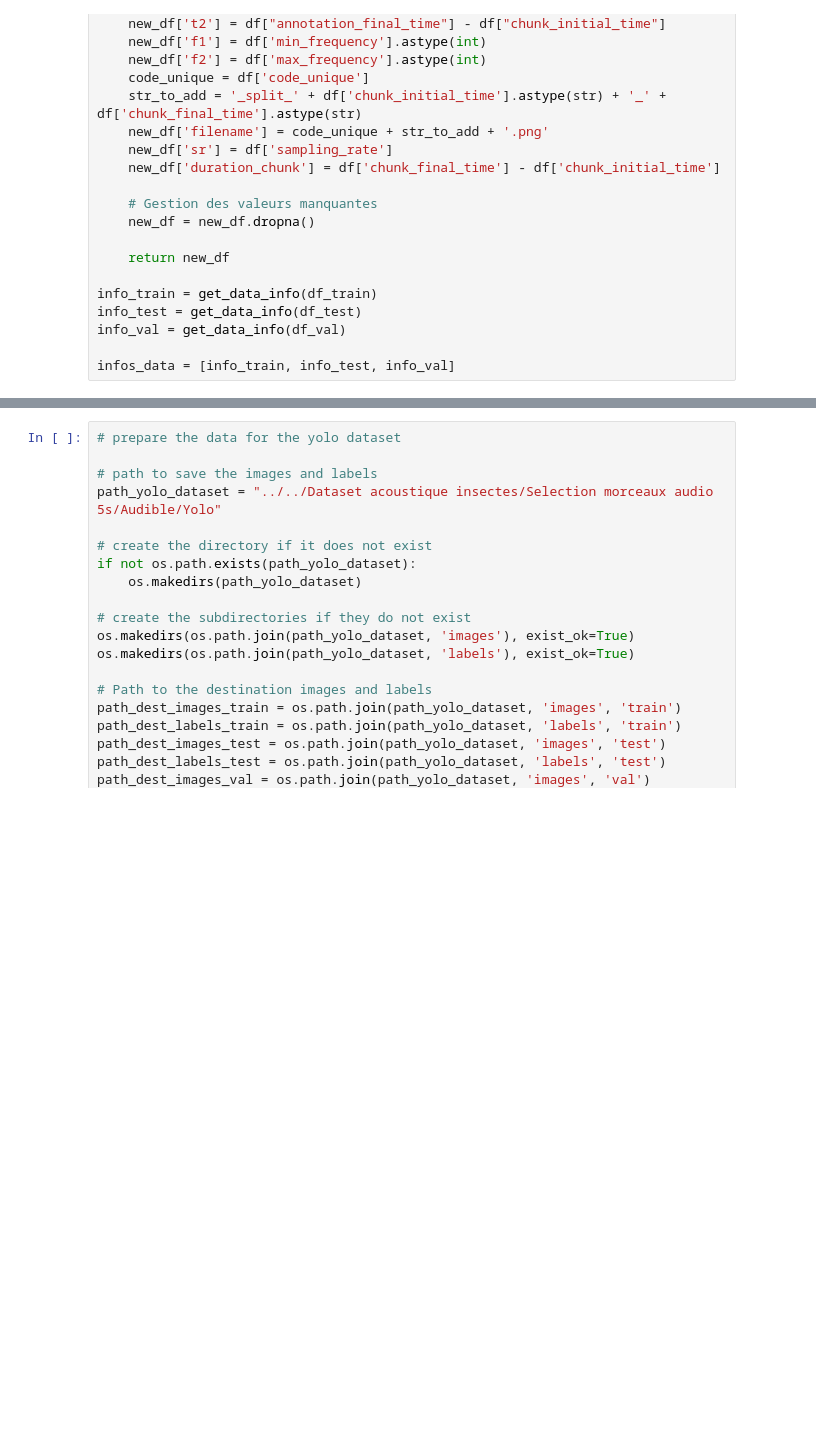
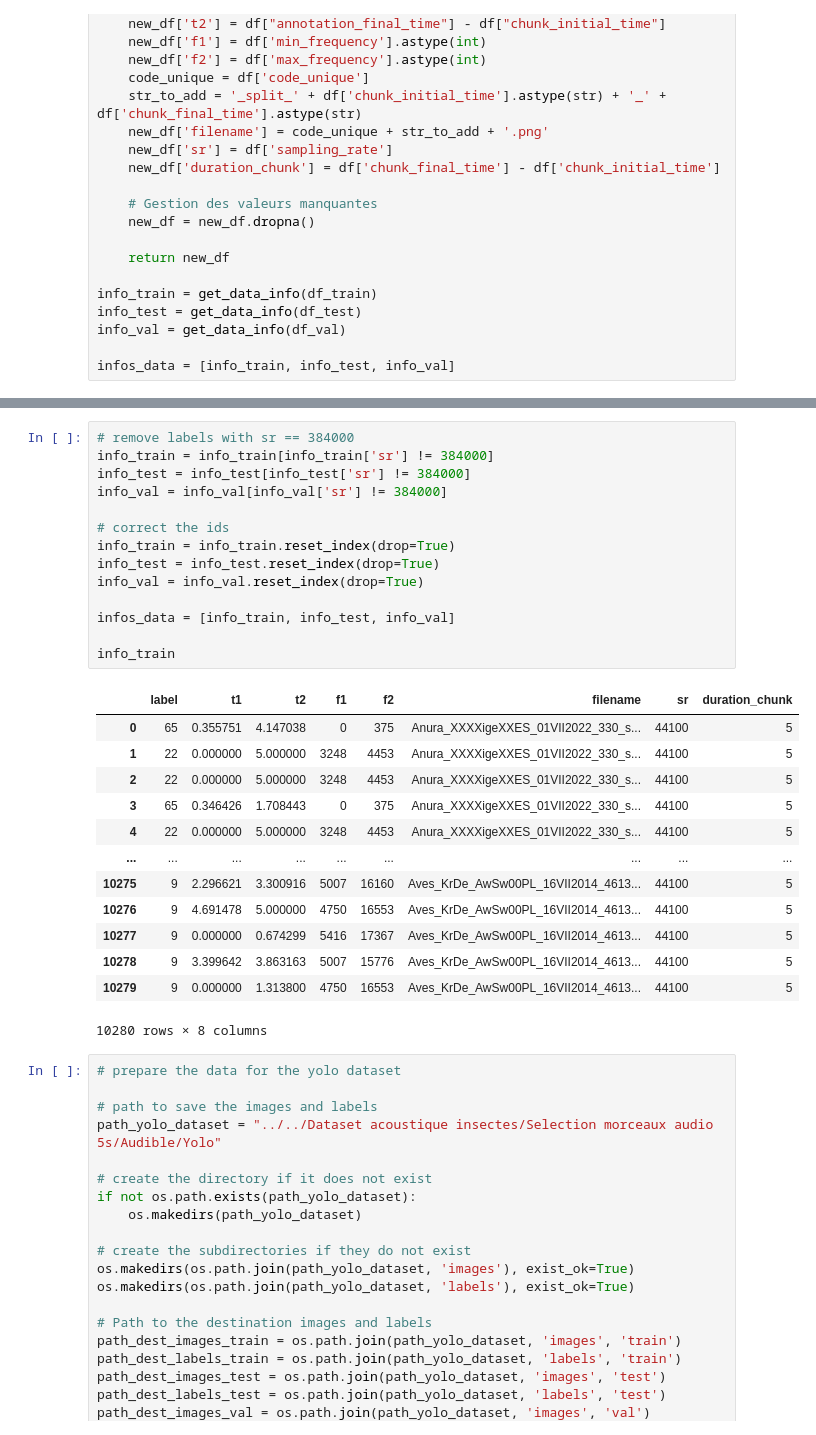
Before and after one commit to LorisGaven/OrthopteraStridulationClassifier, a Jupyter notebook: Notebooks/YOLO/prepare_yolo_data.ipynb, the cells around one changed output, grey strips where cells are left out. Saved outputs shown, nothing was run; the diff lists cells and outputs as text; blank space fills up the shorter version.

Commit message:
enlever les yolo_data avec sr = 384000

```diff
--- a/Notebooks/YOLO/prepare_yolo_data.ipynb
+++ b/Notebooks/YOLO/prepare_yolo_data.ipynb
@@ -85,3 +90,31 @@ info_train
+# %%
+# remove labels with sr == 384000
+info_train = info_train[info_train['sr'] != 384000]
+info_test = info_test[info_test['sr'] != 384000]
+info_val = info_val[info_val['sr'] != 384000]
+
+# correct the ids
+info_train = info_train.reset_index(drop=True)
+info_test = info_test.reset_index(drop=True)
+info_val = info_val.reset_index(drop=True)
+
+infos_data = [info_train, info_test, info_val]
+
+info_train
+# %% [output]
+|  | label | t1 | t2 | f1 | f2 | filename | sr | duration_chunk |
+| 0 | 65 | 0.355751 | 4.147038 | 0 | 375 | Anura_XXXXigeXXES_01VII2022_330_s... | 44100 | 5 |
+| 1 | 22 | 0.000000 | 5.000000 | 3248 | 4453 | Anura_XXXXigeXXES_01VII2022_330_s... | 44100 | 5 |
+| 2 | 22 | 0.000000 | 5.000000 | 3248 | 4453 | Anura_XXXXigeXXES_01VII2022_330_s... | 44100 | 5 |
+| 3 | 65 | 0.346426 | 1.708443 | 0 | 375 | Anura_XXXXigeXXES_01VII2022_330_s... | 44100 | 5 |
+| 4 | 22 | 0.000000 | 5.000000 | 3248 | 4453 | Anura_XXXXigeXXES_01VII2022_330_s... | 44100 | 5 |
+| ... | ... | ... | ... | ... | ... | ... | ... | ... |
+| 10275 | 9 | 2.296621 | 3.300916 | 5007 | 16160 | Aves_KrDe_AwSw00PL_16VII2014_4613... | 44100 | 5 |
+| 10276 | 9 | 4.691478 | 5.000000 | 4750 | 16553 | Aves_KrDe_AwSw00PL_16VII2014_4613... | 44100 | 5 |
+| 10277 | 9 | 0.000000 | 0.674299 | 5416 | 17367 | Aves_KrDe_AwSw00PL_16VII2014_4613... | 44100 | 5 |
+| 10278 | 9 | 3.399642 | 3.863163 | 5007 | 15776 | Aves_KrDe_AwSw00PL_16VII2014_4613... | 44100 | 5 |
+| 10279 | 9 | 0.000000 | 1.313800 | 4750 | 16553 | Aves_KrDe_AwSw00PL_16VII2014_4613... | 44100 | 5 |
+10280 rows × 8 columns
 # %%
 # prepare the data for the yolo dataset
 
```
Also changed, not shown: parts of 6 cells of this notebook.
